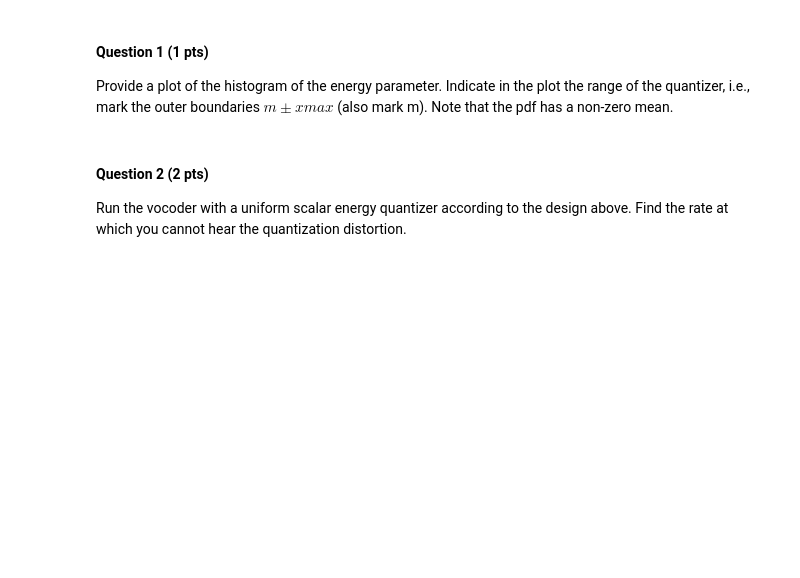
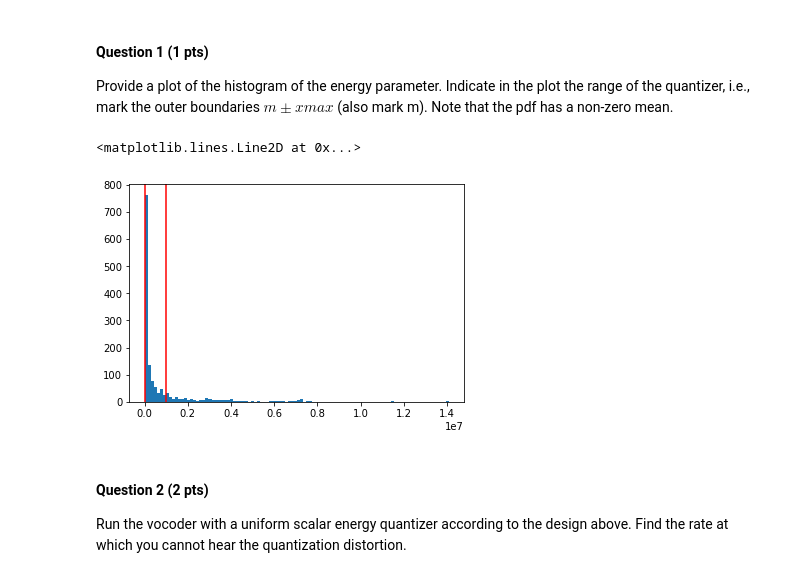
Before and after one commit to bossersimon/EQ2321, a Jupyter notebook: lab2/assignment_2.ipynb, the cells around one changed output. Drawn from its saved outputs; the diff is of its cells as text; code cells hidden in the pictures; blank space fills up the shorter version.

```diff
--- a/lab2/assignment_2.ipynb
+++ b/lab2/assignment_2.ipynb
@@ -138,6 +279,24 @@ However, you may have implemented your vocoder in an off-line fashion (the pitch
 Provide a plot of the histogram of the energy parameter.
 Indicate in the plot the range of the quantizer, i.e., mark the outer boundaries $m\pm xmax$ (also mark m).
 Note that the pdf has a non-zero mean.
+# %%
+
+x = data["speech8"].reshape(-1)
+alen = 256
+ulen = 32
+M = 50
+
+E, ZC, V, A, P = analysis(x, alen, ulen, M)
+
+xmax = 5e5
+m = -5e5
+
+plt.hist(E, bins= 100)
+plt.axvline(-m+xmax,color ="red")
+plt.axvline(-m-xmax,color="red")
+# %% [output]
+<matplotlib.lines.Line2D at 0x...>
+[figure, added]
 # %% [markdown]
 #### Question 2 (2 pts)
 
```
Also changed, not shown: parts of 11 cells of this notebook.
